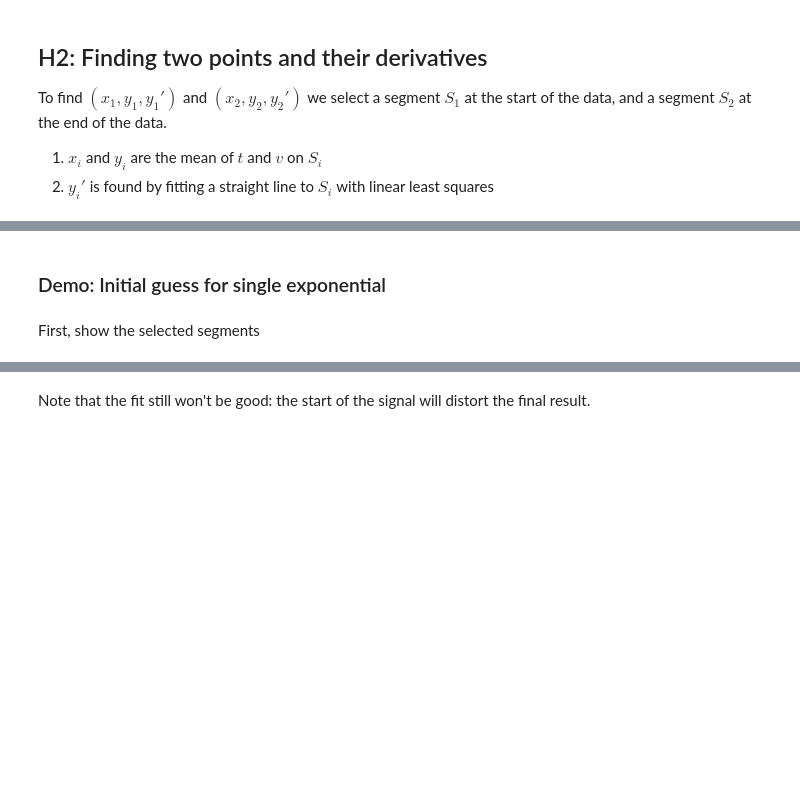
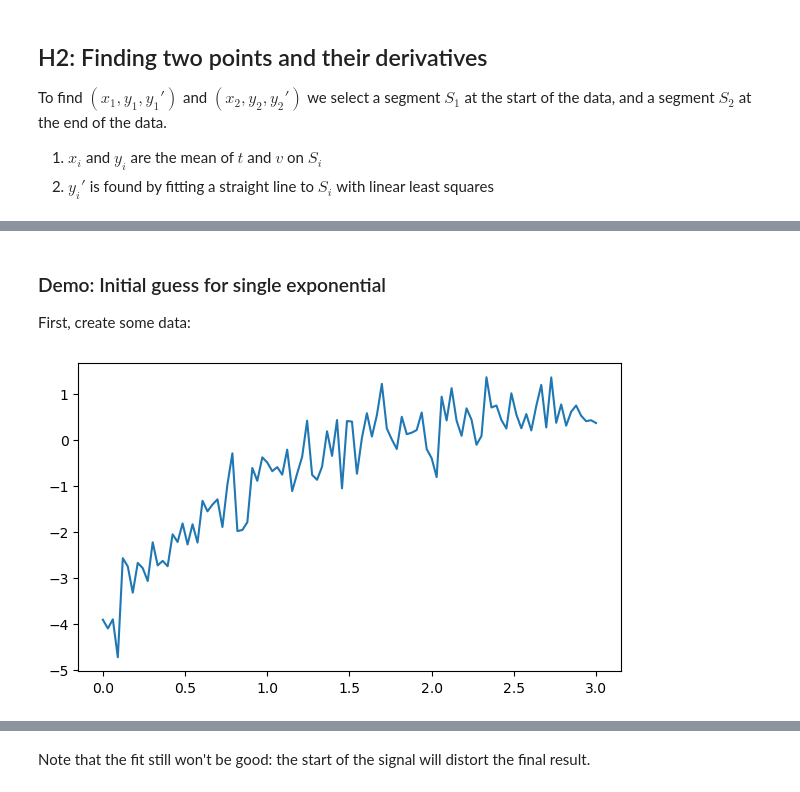
Before and after one commit to myokit/expfit, a Jupyter notebook: docs/expfit-1-initial-guess-single.ipynb, the cells around one changed output, grey strips where cells are left out. Cells and saved outputs as stored; diff of their text form; code cells hidden in the pictures; blank space fills up the shorter version.

```diff
--- a/docs/expfit-1-initial-guess-single.ipynb
+++ b/docs/expfit-1-initial-guess-single.ipynb
@@ -99,7 +79,7 @@ return a, b
 # %% [markdown]
 ### Demo: Initial guess for single exponential
+
+First, create some data:
-# %% [markdown]
-First, show the selected segments
 # %%
 import numpy as np
 import matplotlib.pyplot as plt
@@ -106,0 +96,13 @@ import expfit
+# %%
+n = 100
+s = 0.1
+a, b, c = 1, -5, -1
+x = np.linspace(0, 3, n)
+y = fn(x, a, b, c, s)
+
+fig = plt.figure(figsize=(7, 4))
+ax = fig.add_subplot()
+ax.plot(x, y, 's-' if n < 10 else '-')
+plt.show()
+# %% [output]
+[figure, added]
```
Also changed, not shown: parts of 32 cells of this notebook, 5 other files.
